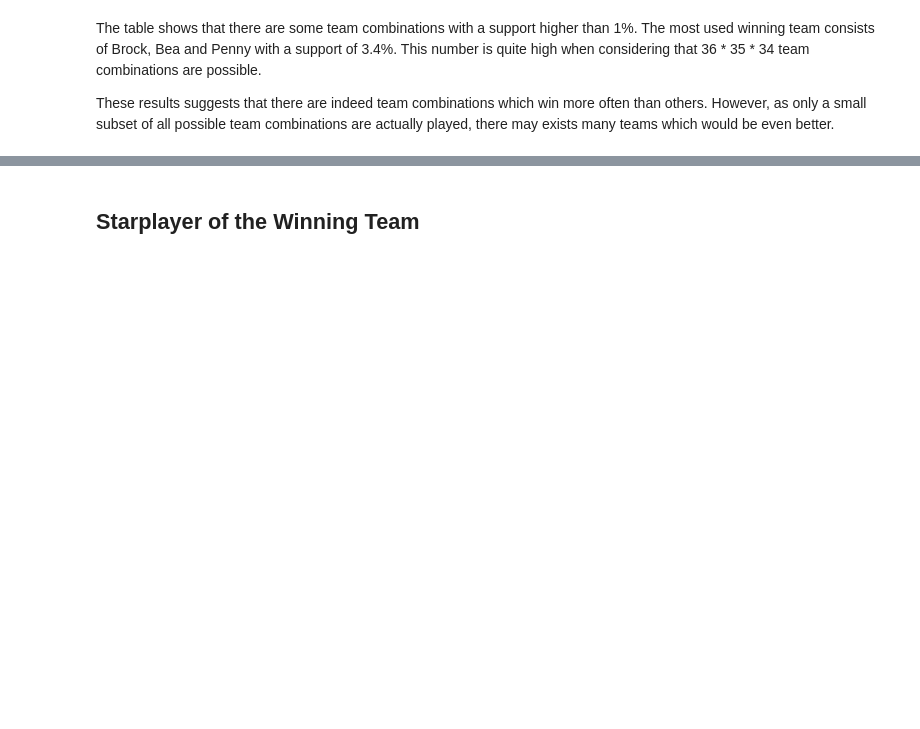
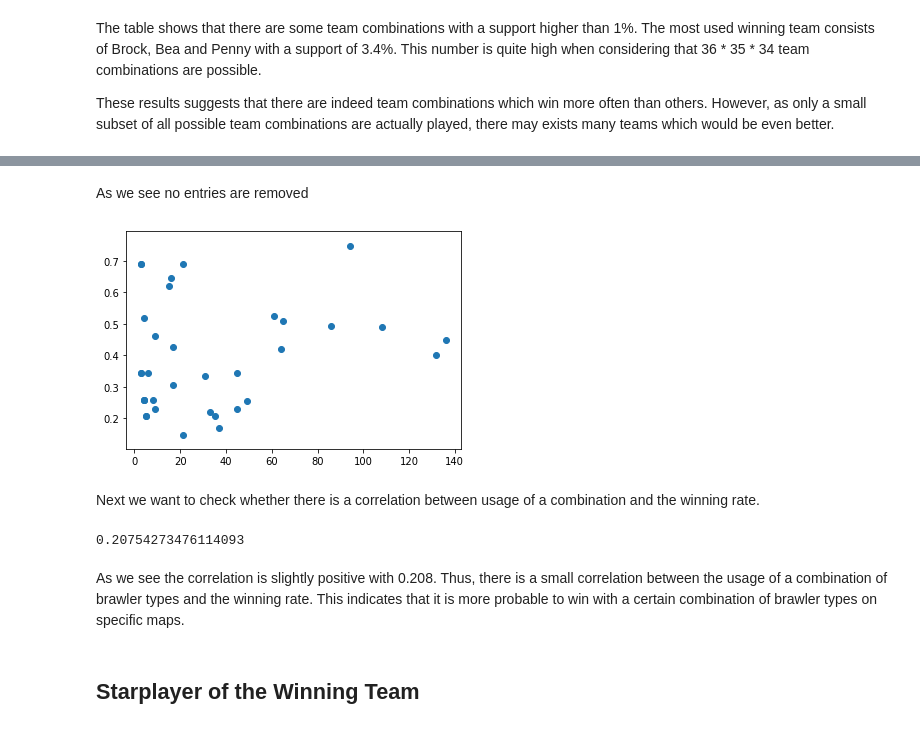
Before and after one commit to LouisBienz/Big-Data-Analytics, a Jupyter notebook: Big Data Analytics - Group-based Project - Group 13.ipynb, the cells around one changed output, grey strips where cells are left out. Cells and saved outputs as stored; diff of their text form; code cells hidden in the pictures; blank space fills up the shorter version.

```diff
--- a/Big Data Analytics - Group-based Project - Group 13.ipynb
+++ b/Big Data Analytics - Group-based Project - Group 13.ipynb
@@ -425,0 +716,5 @@ possible team combinations are actually played, there may exists many teams whic
+# %%
+te = TransactionEncoder()
+te_ary = te.fit(winningCombinations).transform(winningCombinations)
+df_fixed_mapFreqSetsWinner = pd.DataFrame(te_ary, columns=te.columns_)
+df_fixed_mapFreqSetsWinner
@@ -425,0 +735,3 @@ possible team combinations are actually played, there may exists many teams whic
+# %%
+frequent_itemsets_winner = apriori(df_fixed_mapFreqSetsWinner, min_support=0.001, use_colnames=True)
+frequent_itemsets_winner['length'] = frequent_itemsets_winner['itemsets'].apply(lambda x: len(x))
@@ -425,0 +761,16 @@ possible team combinations are actually played, there may exists many teams whic
+# %%
+loosingCombinations = []
+counter = 0
+for index, row in df_fixed_map.iterrows():
+    team = []
+    if row["WinningTeam"] == 1 and row["result"] != 0:
+        team.append(row["Brawler4Type"])
+        team.append(row["Brawler5Type"])
+        team.append(row["Brawler6Type"])
+    elif row["result"] != 0:
+        team.append(row["Brawler1Type"])
+        team.append(row["Brawler2Type"])
+        team.append(row["Brawler3Type"])
+
+    if len(team) != 0:
+        loosingCombinations.append(team)
@@ -425,0 +822,17 @@ possible team combinations are actually played, there may exists many teams whic
+# %%
+length = len(df_fixed_map)
+winning_percentage = []
+for index, row in frequent_itemsets_combinations.iterrows():
+    for idx, winner in frequent_itemsets_winner.iterrows():
+        new_row = []
+        if row['itemsets'] == winner['itemsets']:
+            total_number_of_combination = length * 2 * row['support']
+            total_number_of_wins = length * winner['support']
+            win_percentage = total_number_of_wins / total_number_of_combination
+            new_row.append(winner['itemsets'])
+            new_row.append(win_percentage)
+            new_row.append(total_number_of_combination)
+            winning_percentage.append(new_row)
+winning_percentage = pd.DataFrame(winning_percentage).rename(columns={0: "itemsets", 1: 'winning percentage', 2: 'times picked'})
+winning_percentage = winning_percentage[winning_percentage['itemsets'].map(len) == 3].sort_values(by=['winning percentage'], ascending=False)
+winning_percentage
@@ -426,3 +893,18 @@ possible team combinations are actually played, there may exists many teams whic
+# %% [markdown]
+As we see no entries are removed
+# %%
+plt.scatter(winning_percentage['times picked'], winning_percentage['winning percentage'])
+plt.show()
+# %% [output]
+[figure, added]
+# %% [markdown]
+Next we want to check whether there is a correlation between usage of a combination and the winning rate.
+# %%
+cleaned_winning_percentage['times picked'].corr(cleaned_winning_percentage['winning percentage'])
+# %% [output]
+0.20754273476114093
+# %% [markdown]
+As we see the correlation is slightly positive with 0.208. Thus, there is a small correlation between the usage of a combination of brawler types and the winning rate. This indicates that it is more probable to win with a certain combination of brawler types on specific maps.
 # %% [markdown]
 ## Starplayer of the Winning Team
 # %% [markdown]
```
Also changed, not shown: parts of 50 cells of this notebook.
